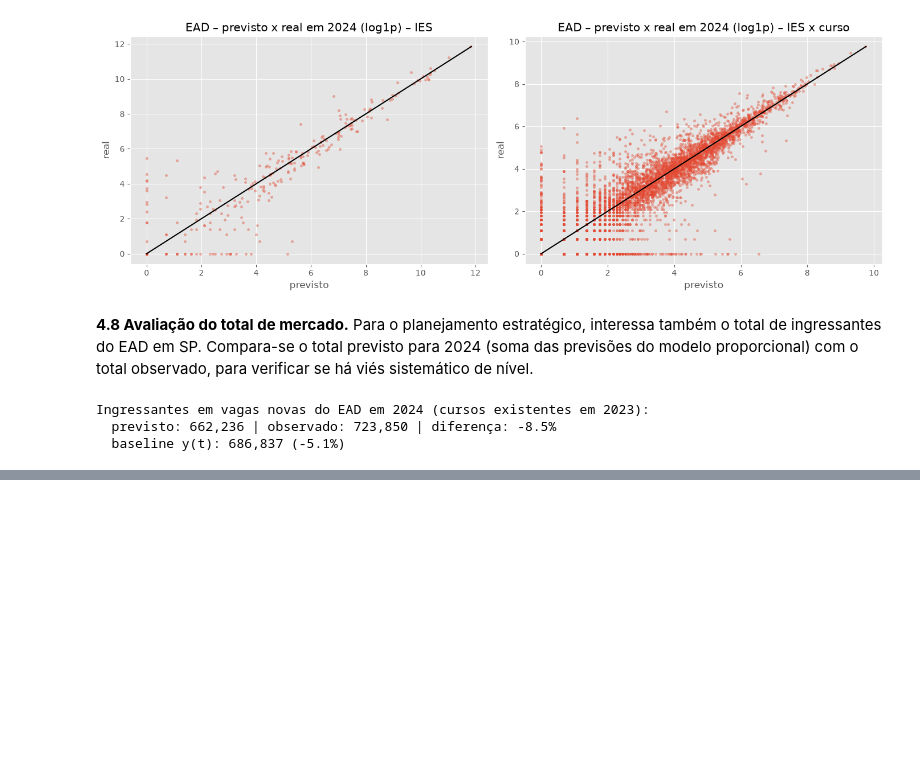
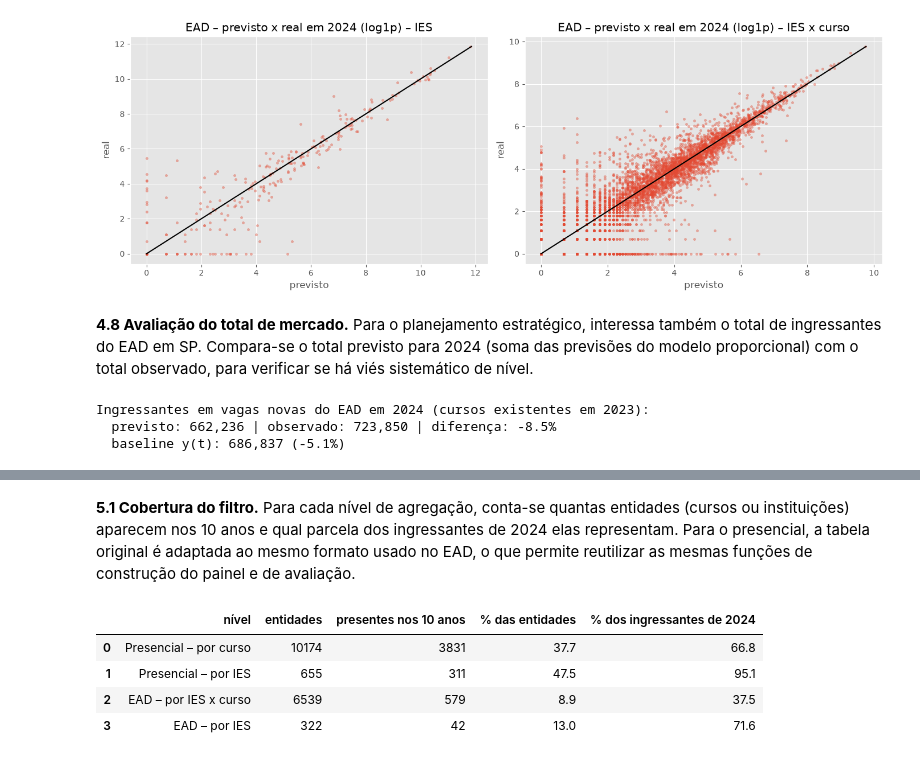
Before and after one commit to janeduardo19/regressao_linear_impacta, a Jupyter notebook: regression.ipynb, the cells around one changed output, grey strips where cells are left out. Drawn from its saved outputs; the diff is of its cells as text; code cells hidden in the pictures; blank space fills up the shorter version.

```diff
--- a/regression.ipynb
+++ b/regression.ipynb
@@ -1145,0 +1159,37 @@ Ingressantes em vagas novas do EAD em 2024 (cursos existentes em 2023):
+# %% [markdown]
+**5.1 Cobertura do filtro.** Para cada nível de agregação, conta-se quantas entidades (cursos ou instituições) aparecem nos 10 anos e qual parcela dos ingressantes de 2024 elas representam. Para o presencial, a tabela original é adaptada ao mesmo formato usado no EAD, o que permite reutilizar as mesmas funções de construção do painel e de avaliação.
+# %%
+NANOS = 10   # 2015 a 2024
+
+pres_base = pd.DataFrame({
+    "ANO": pres["ANO_CENSO"], "CO_IES": pres["COD_IES"], "CO_CURSO": pres["COD_CURSO"],
+    "CO_MUNICIPIO": pres["COD_MUNICIPIO"], "ING_NOVA": pres["QTD_INGRESSANTES_VAGAS_NOVAS"],
+    "ING": pres["QTD_INGRESSANTES_TOTAL"], "MAT": 0, "CONC": pres["QTD_CONCLUINTES"],
+    "FIN": pres["QTD_FINANCIAMENTO"], "DESV": 0})
+
+NIVEIS = [("Presencial – por curso", pres_base, ["CO_IES", "CO_CURSO", "CO_MUNICIPIO"]),
+          ("Presencial – por IES", pres_base, ["CO_IES"]),
+          ("EAD – por IES x curso", ead, ["CO_IES", "CO_CURSO"]),
+          ("EAD – por IES", ead, ["CO_IES"])]
+
+
+def indice(df_, keys):
+    return pd.MultiIndex.from_frame(df_[keys]) if len(keys) > 1 else pd.Index(df_[keys[0]])
+
+
+cobertura = []
+for nome, base_, keys in NIVEIS:
+    anos = base_.groupby(keys)["ANO"].nunique()
+    completos = anos[anos == NANOS].index
+    em_2024 = base_[base_["ANO"] == 2024]
+    parcela = em_2024.loc[indice(em_2024, keys).isin(completos), "ING_NOVA"].sum() / em_2024["ING_NOVA"].sum()
+    cobertura.append({"nível": nome, "entidades": len(anos), "presentes nos 10 anos": len(completos),
+                      "% das entidades": round(len(completos) / len(anos) * 100, 1),
+                      "% dos ingressantes de 2024": round(parcela * 100, 1)})
+display(pd.DataFrame(cobertura))
+# %% [output]
+|  | nível | entidades | presentes nos 10 anos | % das entidades | % dos ingressantes de 2024 |
+| 0 | Presencial – por curso | 10174 | 3831 | 37.7 | 66.8 |
+| 1 | Presencial – por IES | 655 | 311 | 47.5 | 95.1 |
+| 2 | EAD – por IES x curso | 6539 | 579 | 8.9 | 37.5 |
+| 3 | EAD – por IES | 322 | 42 | 13.0 | 71.6 |
```
Also changed, not shown: parts of 7 cells of this notebook, 1 other file.
